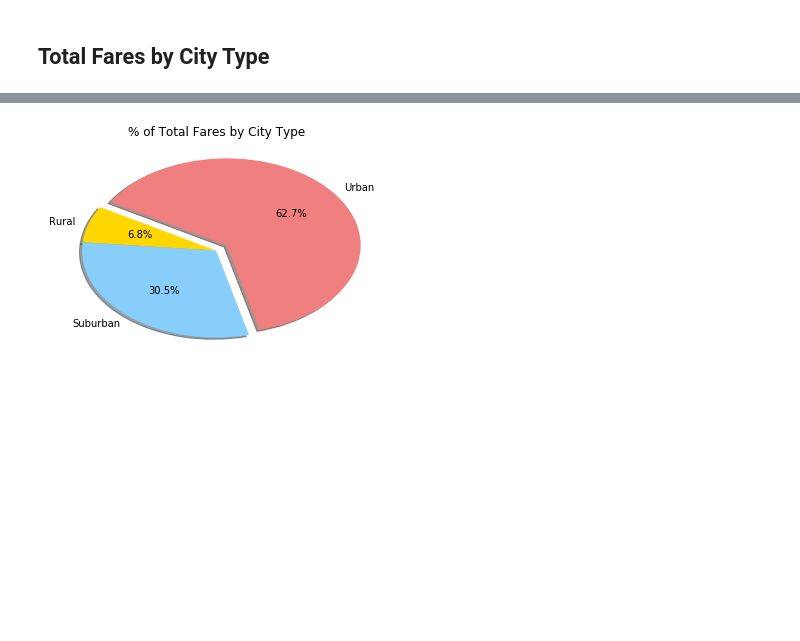
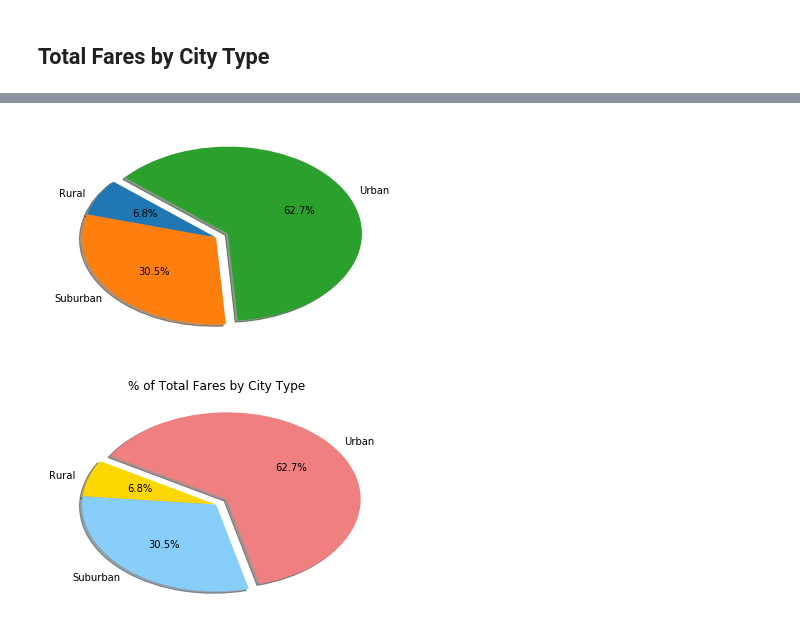
Before and after one commit to xaskoiking/HW_5_Raaghavav_K, a Jupyter notebook: Pyber/pyber_starter.ipynb, the cells around one changed output, grey strips where cells are left out. Saved outputs shown, nothing was run; the diff lists cells and outputs as text; code cells hidden in the pictures; blank space fills up the shorter version.

```diff
--- a/Pyber/pyber_starter.ipynb
+++ b/Pyber/pyber_starter.ipynb
@@ -124,3 +135,14 @@ plt.show()
+# %%
+pieChart1 = pd.DataFrame(cityRideDataDF.groupby(['type']).fare.agg(['sum','count']))
+
+#plt.pie(cityRideDataDF['fare'], explode=explode, labels=cityRideDataDF['type'], autopct='%.0f%%', shadow=True)
+pieChart1 = pieChart1.reset_index()
+pieChart1
+explode = (0, 0, 0.1)
+plt.pie(pieChart1['sum'], explode=explode, labels=pieChart1['type'], autopct='%.1f%%', shadow=True,startangle=140)
+plt.show()
+# %% [output]
+[figure, added]
 # %%
 # Calculate Type Percents
 
```
Also changed, not shown: parts of 7 cells of this notebook.
